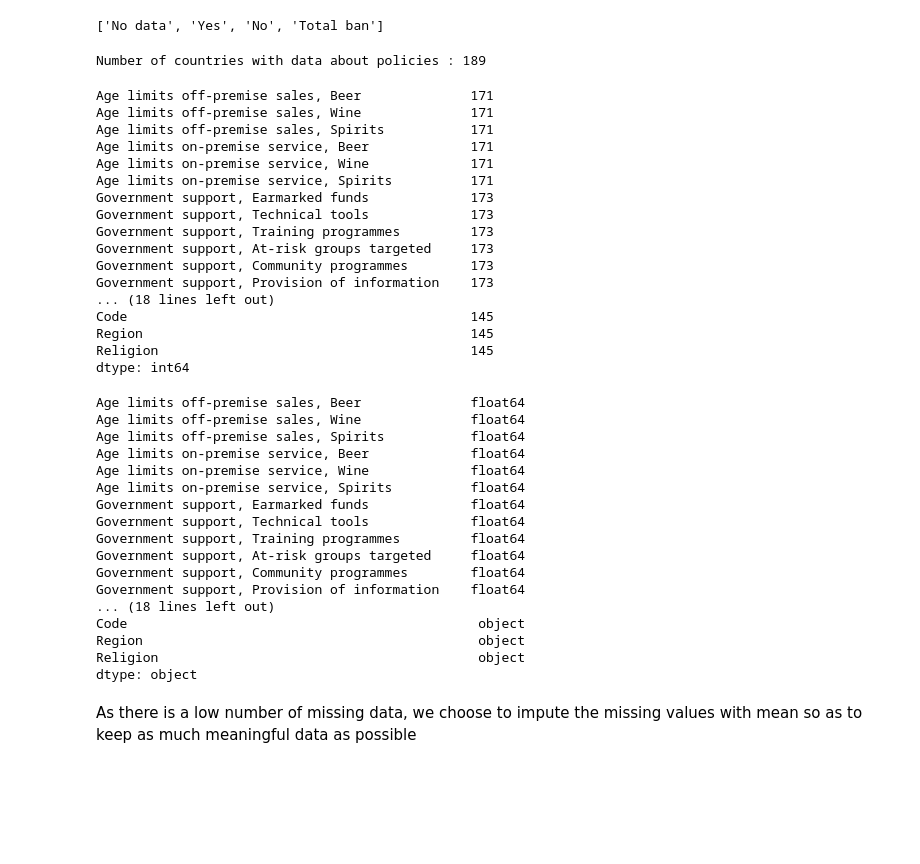
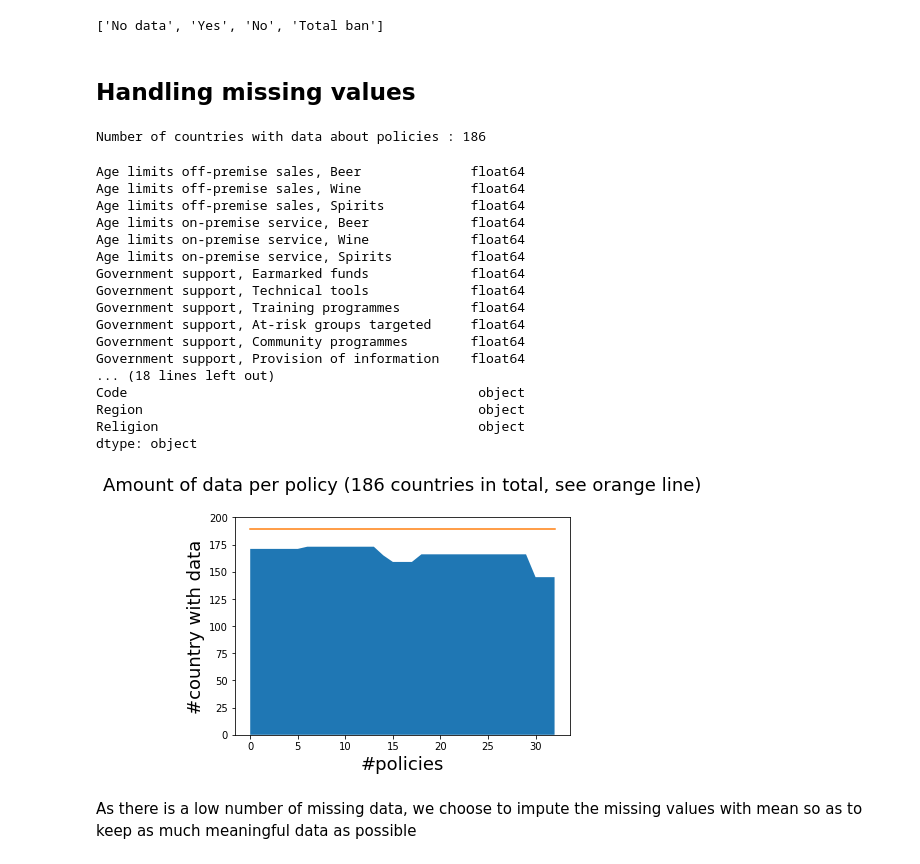
Before and after one commit to TomasTurner/Notorious_ADA_Projet_2019, a Jupyter notebook: final_notebook.ipynb, the cells around one changed output. Saved outputs shown, nothing was run; the diff lists cells and outputs as text; code cells hidden in the pictures; blank space fills up the shorter version.

```diff
--- a/final_notebook.ipynb
+++ b/final_notebook.ipynb
@@ -384,55 +366,45 @@ value_span = list(val1.unique())
 value_span
 # %% [output]
 ['No data', 'Yes', 'No', 'Total ban']
+# %% [markdown]
+## Handling missing values
 # %%
-## handling missing values
-
-# drop countries where there is no data
+# drops countries where there is no data
 df_policy=df_policy_rough.dropna(axis='rows', how='all')
 
-print('Number of countries with data about policies :', df_policy.shape[0])
+print('Number of countries with data about policies :', df_policy.shape[0]-3)
 
-# maybe plot this so that we can visualize it
-df_policy.count()
+#check the types
+df_policy.dtypes
 # %% [output]
-Number of countries with data about policies : 189
+Number of countries with data about policies : 186
-Age limits off-premise sales, Beer              171
-Age limits off-premise sales, Wine              171
-Age limits off-premise sales, Spirits           171
-Age limits on-premise service, Beer             171
-Age limits on-premise service, Wine             171
-Age limits on-premise service, Spirits          171
-Government support, Earmarked funds             173
-Government support, Technical tools             173
-Government support, Training programmes         173
-Government support, At-risk groups targeted     173
-Government support, Community programmes        173
-Government support, Provision of information    173
+Age limits off-premise sales, Beer              float64
+Age limits off-premise sales, Wine              float64
+Age limits off-premise sales, Spirits           float64
+Age limits on-premise service, Beer             float64
+Age limits on-premise service, Wine             float64
+Age limits on-premise service, Spirits          float64
+Government support, Earmarked funds             float64
+Government support, Technical tools             float64
+Government support, Training programmes         float64
+Government support, At-risk groups targeted     float64
+Government support, Community programmes        float64
+Government support, Provision of information    float64
 ... (18 lines left out)
-Code                                            145
-Region                                          145
-Religion                                        145
-dtype: int64
+Code                                             object
+Region                                           object
+Religion                                         object
+dtype: object
-# %%
-#check the types
-df_policy.dtypes
-# %% [output]
-Age limits off-premise sales, Beer              float64
-Age limits off-premise sales, Wine              float64
-Age limits off-premise sales, Spirits           float64
-Age limits on-premise service, Beer             float64
-Age limits on-premise service, Wine             float64
-Age limits on-premise service, Spirits          float64
-Government support, Earmarked funds             float64
-Government support, Technical tools             float64
-Government support, Training programmes         float64
-Government support, At-risk groups targeted     float64
-Government support, Community programmes        float64
-Government support, Provision of information    float64
-... (18 lines left out)
-Code                                             object
-Region                                           object
-Religion                                         object
-dtype: object
+# %%
+# maybe plot this so that we can visualize it
+plt.stackplot(range(len(df_policy.columns)),df_policy.count())
+plt.plot(np.linspace(189,189,len(df_policy.columns)), )
+plt.xlabel("#policies", fontsize=18)
+plt.ylabel("#country with data", fontsize=18)
+plt.ylim(0, 200)
+plt.title('Amount of data per policy (186 countries in total, see orange line)\n', fontsize=18)
+plt.show()
+# %% [output]
+[figure, added]
 # %% [markdown]
 As there is a low number of missing data, we choose to impute the missing values with mean so as to keep as much meaningful data as possible
```
Also changed, not shown: parts of 22 cells of this notebook, 38 other files.
